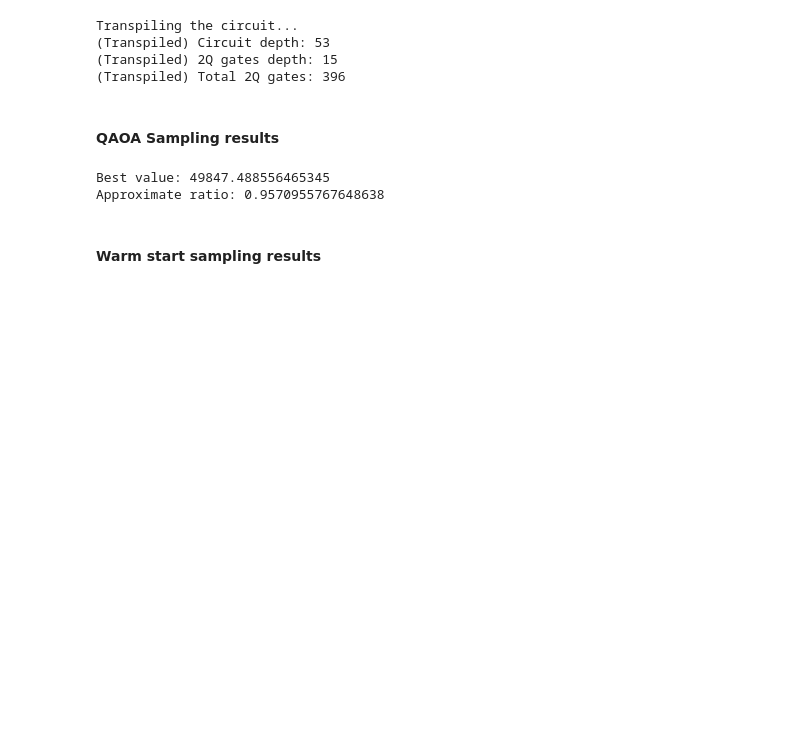
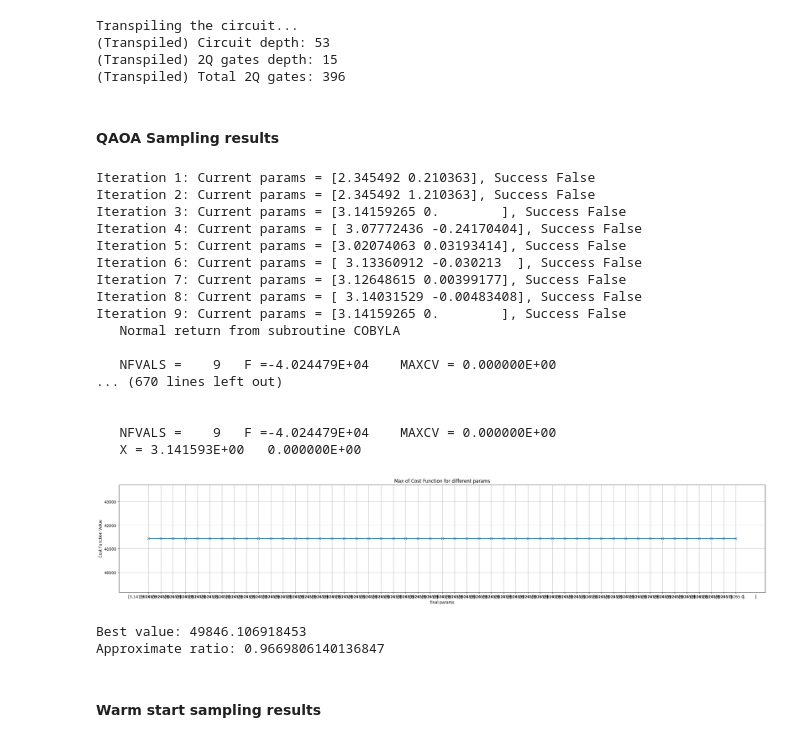
Before and after one commit to jhoule42/xQAOA_unit_commitment, a Jupyter notebook: demo.ipynb, the cells around one changed output. Drawn from its saved outputs; the diff is of its cells as text; code cells hidden in the pictures; blank space fills up the shorter version.

```diff
--- a/demo.ipynb
+++ b/demo.ipynb
@@ -950,10 +950,79 @@ def cost_func_lightcone(params_values, ansatz, hamiltonian, estimator, light_con
     return -total
 # %% [markdown]
 #### QAOA Sampling results
+# %%
+from scipy.optimize import minimize
+
+cost_fn=values_only_cost(values)
+# delta_gamma = 0.02
+# delta_beta = 0.2
+# betas = np.arange(1, p+1) * delta_beta / p
+# gammas = np.arange(1, p+1)[::-1] * delta_gamma / p
+# init_params = np.column_stack((gammas, betas)).ravel()
+# objective_func_vals_lc=[]
+
+mapped_H_for_lc = cost_fn.apply_layout(transpiled_circuit.layout)
+lc_data = compute_light_cone_circuits(transpiled_circuit, mapped_H_for_lc)
+
+plt.figure(figsize=(30, 5))
+x_vals= []
+y_vals = []
+
+max_iter = 8
+for i in range(1,max_iter):
+    for j in range(1,max_iter):
+        objective_func_vals_lc= []
+        init_params = [1.345492 , 0.2103630]
+        # Optimize
+        result_lc = minimize(
+        cost_func_lightcone,
+        init_params,
+        args=(transpiled_circuit, mapped_H_for_lc, estimator_mps, lc_data),
+        method="COBYLA",
+        bounds=[(0, np.pi), (0, 2*np.pi)] * p,
+        tol=1e-2,
+        options={"maxiter":50, "disp":True},
+        callback=lambda xk: print(f"Iteration {len(objective_func_vals_lc)}: Current params = {xk}, Success {result_lc.success}"),
+        )
+        y_vals.append(max(objective_func_vals_lc))
+        x_vals.append((result_lc.x))
+
+
+
+
+x_positions = list(range(len(x_vals)))  # numeric x positions
+x_labels_str = [str(t) for t in x_vals]
+plt.xticks(x_positions, x_labels_str)
+plt.plot(y_vals,marker='x')
+plt.xlabel("final params")
+plt.ylabel("Cost Function Value")
+plt.title("Max of Cost Function for different params")
+plt.grid(True)
+plt.show()
+# %% [output]
+Iteration 1: Current params = [2.345492 0.210363], Success False
+Iteration 2: Current params = [2.345492 1.210363], Success False
+Iteration 3: Current params = [3.14159265 0.        ], Success False
+Iteration 4: Current params = [ 3.07772436 -0.24170404], Success False
+Iteration 5: Current params = [3.02074063 0.03193414], Success False
+Iteration 6: Current params = [ 3.13360912 -0.030213  ], Success False
+Iteration 7: Current params = [3.12648615 0.00399177], Success False
+Iteration 8: Current params = [ 3.14031529 -0.00483408], Success False
+Iteration 9: Current params = [3.14159265 0.        ], Success False
+   Normal return from subroutine COBYLA
+
+   NFVALS =    9   F =-4.024479E+04    MAXCV = 0.000000E+00
+... (670 lines left out)
+
+
+   NFVALS =    9   F =-4.024479E+04    MAXCV = 0.000000E+00
+   X = 3.141593E+00   0.000000E+00
+[figure, added]
 # %%
 shots=100_000
 filter_sols = True
-xp_circ = transpiled_circuit.assign_parameters([1.345492 , 0.2103630]) #randomly picked values
+# xp_circ = transpiled_circuit.assign_parameters([1.345492 , 0.2103630]) #randomly picked values
+xp_circ = transpiled_circuit.assign_parameters([3.14159265 , 0]) # optimal params found above
 xp_circ.measure_active()
 job = sampler_mps.run([(xp_circ,)], shots=shots)
 counts_int_lc = job.result()[0].data.meas.get_int_counts()
@@ -980,8 +1049,8 @@ approx_ratio = compute_approximate_ratio(dict_bit_values_lc, optimal_value)
 
 print(f'Approximate ratio: {approx_ratio}')
 # %% [output]
-Best value: 49847.488556465345
-Approximate ratio: 0.9570955767648638
+Best value: 49846.106918453
+Approximate ratio: 0.9669806140136847
 # %% [markdown]
 #### Warm start sampling results
 # %%
```
Also changed, not shown: parts of 3 cells of this notebook.
